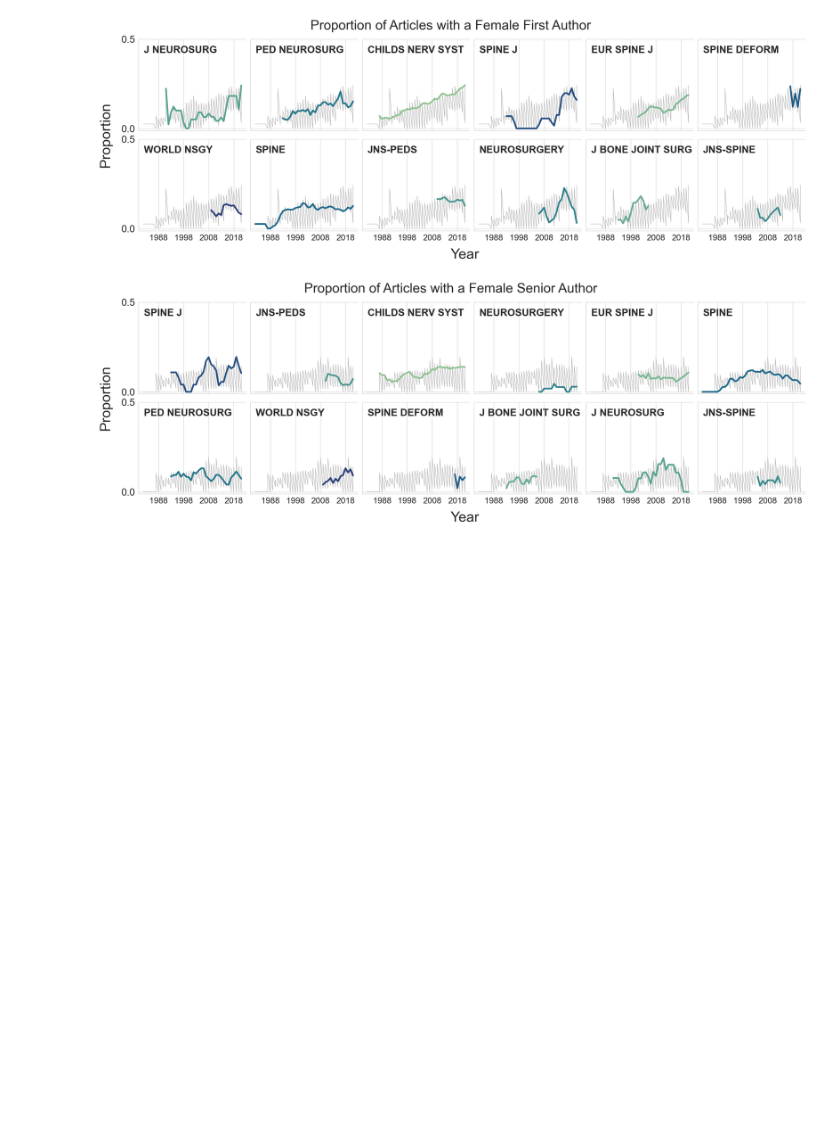
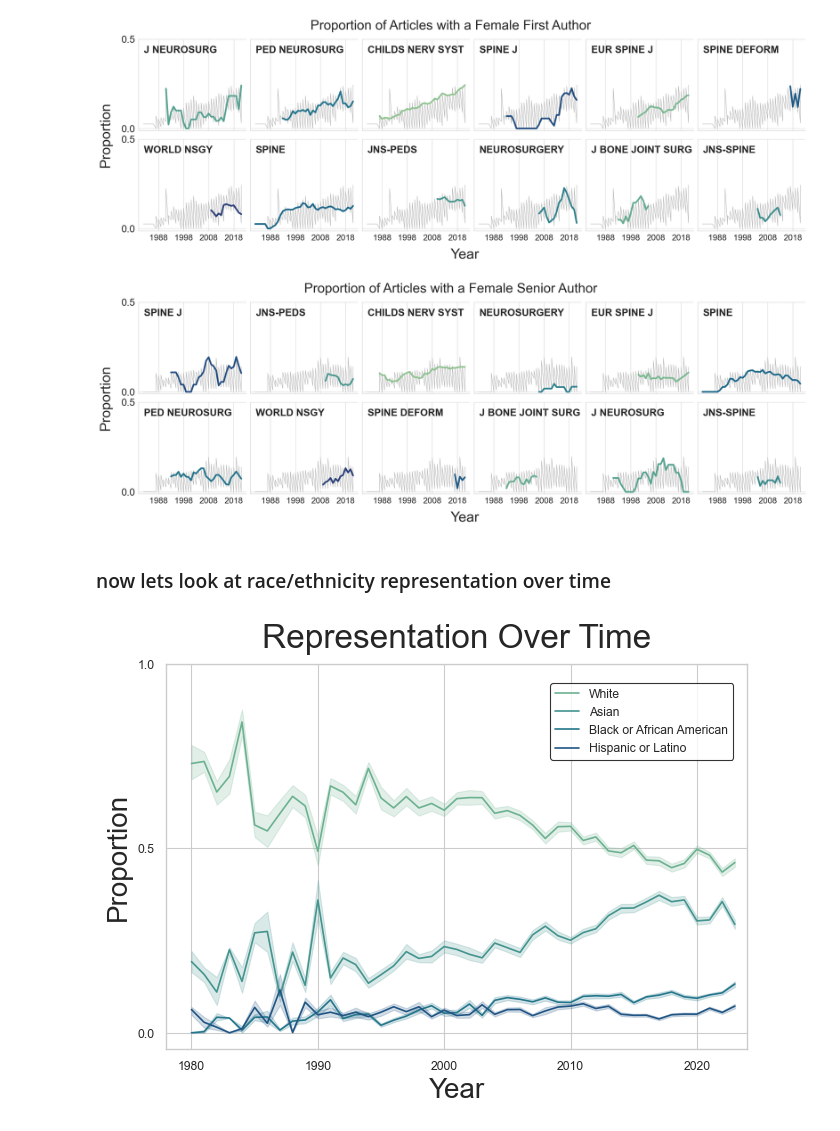
Before and after one commit to nyuolab/Peds-Spine-Bibliometrics, a Jupyter notebook: 7_8_gender_ethnicity.ipynb, the cells around one changed output. Saved outputs shown, nothing was run; the diff lists cells and outputs as text; code cells hidden in the pictures; blank space fills up the shorter version.

Commit message:
adding figure 8 for racial/ethnicity representation over time

```diff
--- a/7_8_gender_ethnicity.ipynb
+++ b/7_8_gender_ethnicity.ipynb
@@ -838,3 +838,60 @@ generate_plot(df, "female_first", long_names, journal_dict,[0.0, 0.5], "Proporti
 generate_plot(df, "female_last", long_names, journal_dict,[0.0, 0.5], "Proportion of Articles with a Female Senior Author")
 # %% [output]
 [figure]
+# %% [markdown]
+### now lets look at race/ethnicity representation over time
+# %%
+melted_df = (
+    df.melt(
+        id_vars=["pub_year", "journal"],
+        value_vars=["prop_white", "prop_black", "prop_asian", "prop_hispanic"],
+        var_name="race",
+        value_name="proportion",
+    )
+    .replace(
+        {
+            "prop_white": "White",
+            "prop_asian": "Asian",
+            "prop_black": "Black or African American",
+            "prop_hispanic": "Hispanic or Latino",
+        }
+    )
+    .sort_values(by=["race", "pub_year"])
+)
+
+melted_df["rolling_avg"] = melted_df.groupby("race")["proportion"].transform(
+    lambda x: x.rolling(10, min_periods=1).mean()
+)
+
+# Plot the proportions of each race by year
+plt.figure(figsize=(7.5, 5))
+sns.set_context("paper")
+sns.set_style("whitegrid")
+
+g = sns.lineplot(
+    data=melted_df.query("pub_year >=1980"),
+    x="pub_year",
+    y="rolling_avg",
+    hue="race",
+    hue_order=["White", "Asian", "Black or African American", "Hispanic or Latino"],
+    palette="crest",
+)
+g.legend(
+    loc="center left",
+    bbox_to_anchor=(0.65, 0.85),
+    title="",
+    frameon=True,
+    edgecolor="black",
+)
+
+plt.xlabel("Year", size=20)
+plt.ylabel("Proportion", size=20)
+plt.title("Representation Over Time", size=24, y=1.02)
+g.set_xticks([1980, 1990, 2000, 2010, 2020], size=26)
+g.set_yticks([0.0, 0.5, 1.0], size=26)
+g.set_xlim(1978, 2024)
+
+
+plt.show()
+# %% [output]
+[figure, added]
```
